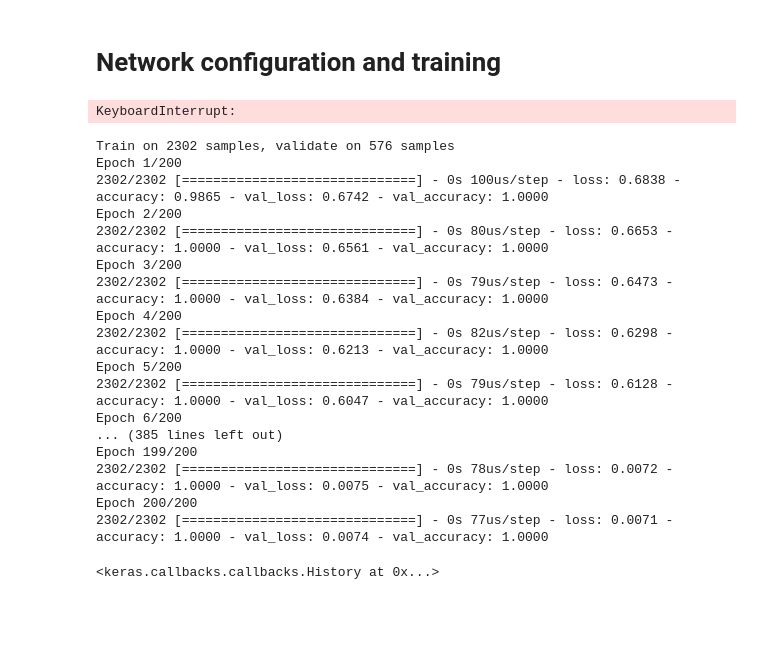
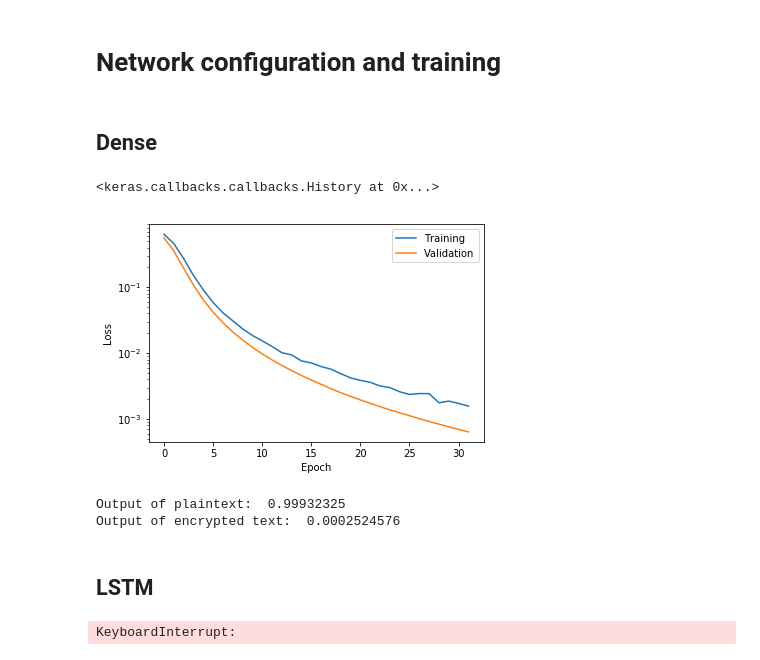
Before and after one commit to psabellagarnier/codebreaking, a Jupyter notebook: decrypt_small.ipynb, the cells around one changed output. Drawn from its saved outputs; the diff is of its cells as text; code cells hidden in the pictures; blank space fills up the shorter version.

```diff
--- a/decrypt_small.ipynb
+++ b/decrypt_small.ipynb
@@ -159,7 +48,19 @@ def encrypt_half_text(T_x):
 
     return return_strings, keys
 # %%
-X_lstm = encrypt_half_text(1024)[0]
-X = np.array([get_threegram_frequencies(string) for string in X_lstm])
-X_lstm_oh = np.array([to_categorical([char_to_n[a] for a in string], num_classes=26) for string in X_lstm])
-Y = np.array(int(len(X)/2)*[1,0]).reshape((-1,1))
+X_strings, _ = encrypt_half_text(1024)
+X = np.array([df.get_threegram_frequencies(string) for string in X_strings])
+X_lstm_oh = np.array([to_categorical([df.char_to_n[a] for a in string], num_classes=26) for string in X_strings])
+Y = np.array(int(len(X)/2)*[0,1]).reshape((-1,1)) #Encrypted: 0, English:1
+
+theoretical_frequencies = df.get_threegram_frequencies(text_nospace)
+
+test_string_plain = test_text_nospace[2700:2700+1024]
+test_string_encrypted, test_key = df.jumble(test_string_plain)
+
+test_frequencies_plain = df.get_threegram_frequencies(test_string_plain)
+test_frequencies_encrypted = df.get_threegram_frequencies(test_string_encrypted)
+
+print(f'Number of training strings: {len(X_strings)}\n \n')
+print(f'Test string, plain: {test_string_plain}\n \n')
+print(f'Test string, encrypted: {test_string_encrypted}')
@@ -168,13 +75,39 @@ theoretical_frequencies = get_threegram_frequencies(text_nospace)
 # %% [markdown]
 # Network configuration and training
+# %% [markdown]
+## Dense
 # %%
 def make_classifyer(units):
     classifyer_input = Input(shape=(26*26*26,))
-    #classifyer_dense = Dense(units,activation='relu')(classifyer_input)
-    #classifyer_drop = Dropout(0.4)(classifyer_dense)
-    classifyer_out = Dense(1, activation='sigmoid')(classifyer_input)
+    classifyer_dense = Dense(units,activation='relu')(classifyer_input)
+    classifyer_drop = Dropout(0.4)(classifyer_dense)
+    classifyer_out = Dense(1, activation='sigmoid')(classifyer_drop)
 
     return Model(classifyer_input, classifyer_out)
+# %%
+classifyer = make_classifyer(64)
+plot_model(classifyer, show_shapes=True)
+classifyer.compile(optimizer='Adam', loss='binary_crossentropy',metrics=['accuracy'])
+classifyer.fit(X,Y,epochs=32,validation_split=0.2, verbose=0)
+# %% [output]
+<keras.callbacks.callbacks.History at 0x...>
+# %%
+plt.plot(classifyer.history.history['loss'],label='Training')
+plt.plot(classifyer.history.history['val_loss'],label='Validation')
+plt.legend()
+plt.xlabel('Epoch')
+plt.ylabel('Loss')
+plt.yscale('log')
+# %% [output]
+[figure, added]
+# %%
+print("Output of plaintext: ", classifyer.predict(test_frequencies_plain.reshape((1,-1)))[0,0])
+print("Output of encrypted text: ", classifyer.predict(test_frequencies_encrypted.reshape((1,-1)))[0,0])
+# %% [output]
+Output of plaintext:  0.99932325
+Output of encrypted text:  0.0002524576
+# %% [markdown]
+## LSTM
 # %%
 def make_lstm_classifyer(units):
     lstm_input = Input(shape=(None,26))
@@ -190,26 +123,3 @@ lstm_classifyer.compile(optimizer='Adam', loss='binary_crossentropy', metrics=['
 lstm_classifyer.fit(X_lstm_oh,Y,epochs=10,validation_split=0.1)
 # %% [output]
 KeyboardInterrupt:
-# %%
-classifyer = make_classifyer(1)
-classifyer.compile(optimizer='Adam', loss='binary_crossentropy',metrics=['accuracy'])
-classifyer.fit(X,Y,epochs=200,validation_split=0.2)
-# %% [output]
-Train on 2302 samples, validate on 576 samples
-Epoch 1/200
-2302/2302 [==============================] - 0s 100us/step - loss: 0.6838 - accuracy: 0.9865 - val_loss: 0.6742 - val_accuracy: 1.0000
-Epoch 2/200
-2302/2302 [==============================] - 0s 80us/step - loss: 0.6653 - accuracy: 1.0000 - val_loss: 0.6561 - val_accuracy: 1.0000
-Epoch 3/200
-2302/2302 [==============================] - 0s 79us/step - loss: 0.6473 - accuracy: 1.0000 - val_loss: 0.6384 - val_accuracy: 1.0000
-Epoch 4/200
-2302/2302 [==============================] - 0s 82us/step - loss: 0.6298 - accuracy: 1.0000 - val_loss: 0.6213 - val_accuracy: 1.0000
-Epoch 5/200
-2302/2302 [==============================] - 0s 79us/step - loss: 0.6128 - accuracy: 1.0000 - val_loss: 0.6047 - val_accuracy: 1.0000
-Epoch 6/200
-... (385 lines left out)
-Epoch 199/200
-2302/2302 [==============================] - 0s 78us/step - loss: 0.0072 - accuracy: 1.0000 - val_loss: 0.0075 - val_accuracy: 1.0000
-Epoch 200/200
-2302/2302 [==============================] - 0s 77us/step - loss: 0.0071 - accuracy: 1.0000 - val_loss: 0.0074 - val_accuracy: 1.0000
-<keras.callbacks.callbacks.History at 0x...>
```
Also changed, not shown: parts of 70 cells of this notebook, 1 other file.
